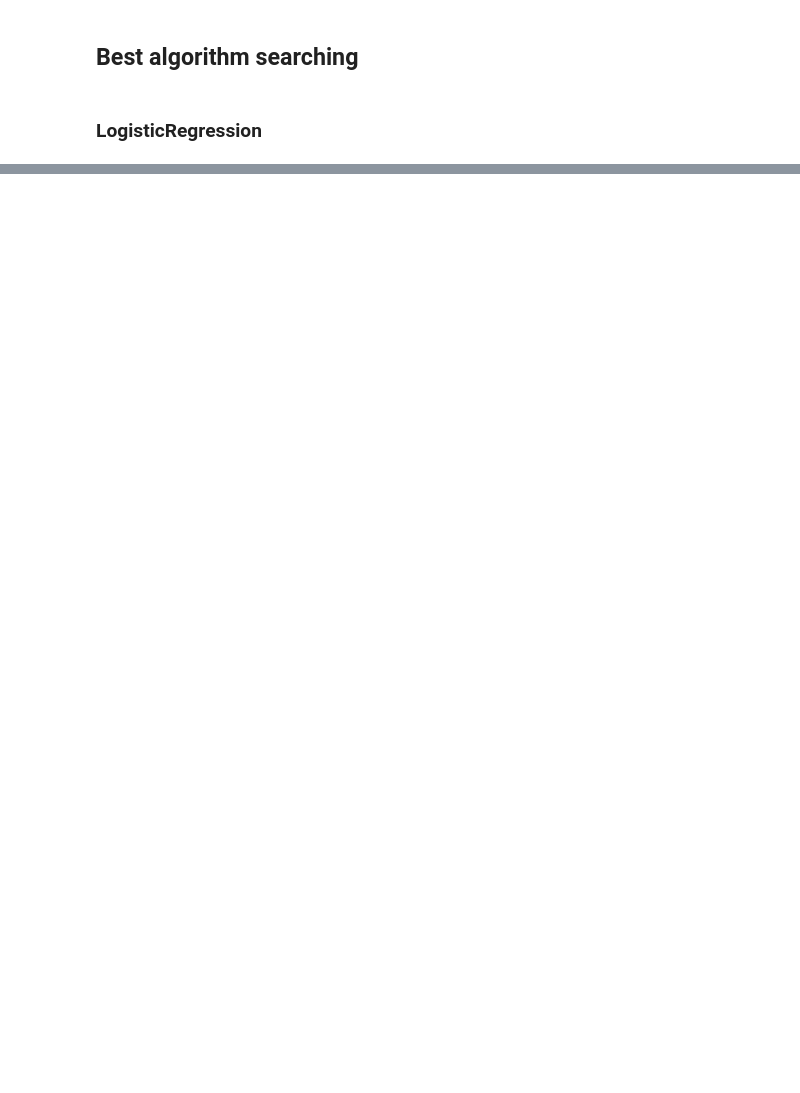
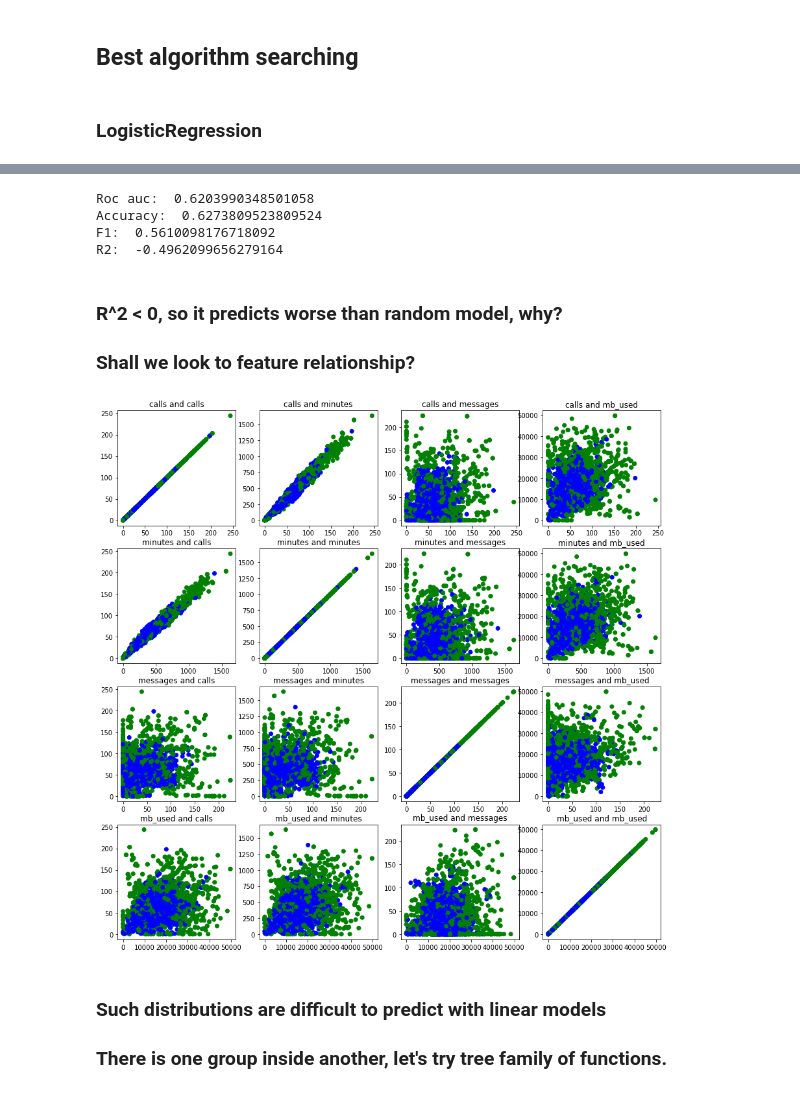
Before and after one commit to matveyspiridonov/ML-DS-studies, a Jupyter notebook: Open_Researchments/Tariff_Recommendation/tariff_recommendation.ipynb, the cells around one changed output, grey strips where cells are left out. Saved outputs shown, nothing was run; the diff lists cells and outputs as text; code cells hidden in the pictures; blank space fills up the shorter version.

Commit message:
[tariff-recommendation] modeling (linear models)

```diff
--- a/Open_Researchments/Tariff_Recommendation/tariff_recommendation.ipynb
+++ b/Open_Researchments/Tariff_Recommendation/tariff_recommendation.ipynb
@@ -67,0 +285,29 @@ logreg = LogisticRegression(random_state=42)
+# %%
+print("Roc auc: ", roc_auc_score(valid_target, valid_prediction))
+print("Accuracy: ", acc(valid_target, valid_prediction))
+print("F1: ", f1_score(valid_target, valid_prediction))
+print("R2: ", r2_score(valid_target, valid_prediction))
+# %% [output]
+Roc auc:  0.6203990348501058
+Accuracy:  0.6273809523809524
+F1:  0.5610098176718092
+R2:  -0.4962099656279164
+# %% [markdown]
+### R^2 < 0, so it predicts worse than random model, why?
+### Shall we look to feature relationship?
+# %%
+colors = {1 : 'green', 0 : 'blue'}
+# %%
+fig, axs = plt.subplots(4, 4, figsize=(15, 15))
+for i in range(len(train_features.columns)):
+    for j in range(len(train_features.columns)):
+        axs[i, j].scatter(train_features[train_features.columns[i]],
+                          train_features[train_features.columns[j]],
+                          c=train_target.map(colors))
+        axs[i, j].set_title("{} and {}".format(train_features.columns[i], train_features.columns[j]))
+plt.show()
+# %% [output]
+[figure, added]
+# %% [markdown]
+### Such distributions are difficult to predict with linear models
+### There is one group inside another, let's try tree family of functions.
```
Also changed, not shown: parts of 26 cells of this notebook, 2 other files.
